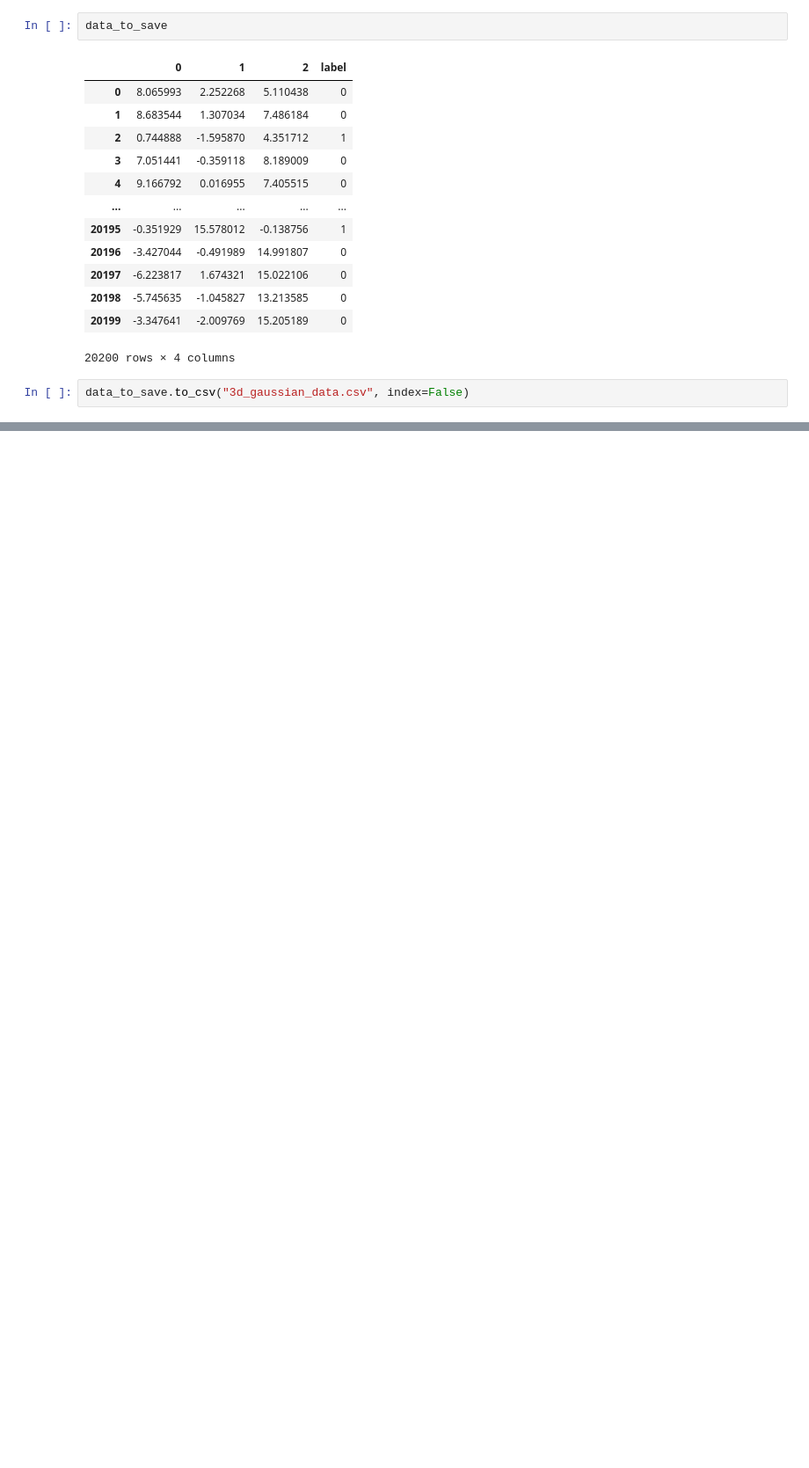
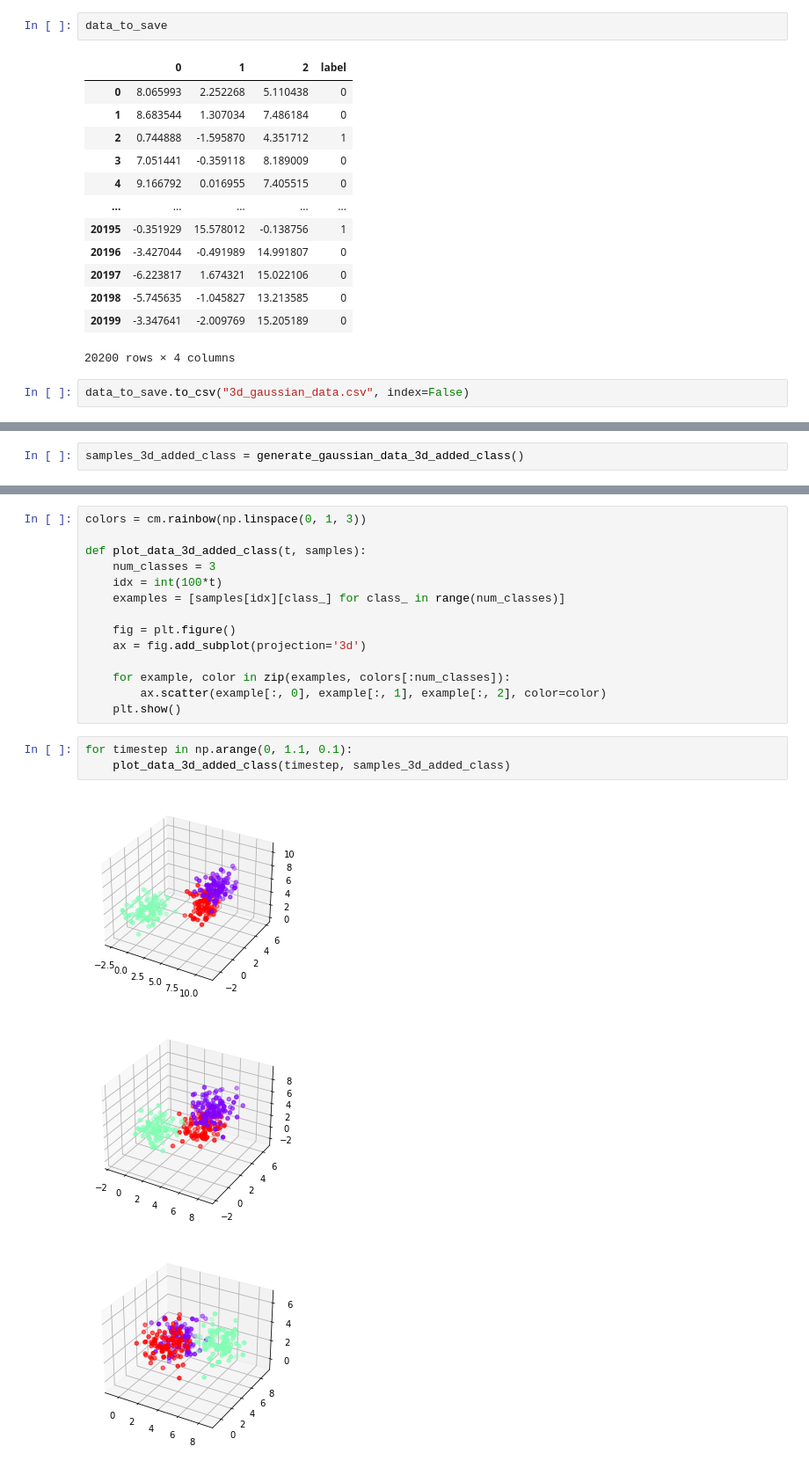
Before and after one commit to JuliaMaria/AIMasterThesis, a Jupyter notebook: Datasets.ipynb, the cells around one changed output, grey strips where cells are left out. Shown at 88% size. Saved outputs shown, nothing was run; the diff lists cells and outputs as text; blank space fills up the shorter version.

```diff
--- a/Datasets.ipynb
+++ b/Datasets.ipynb
@@ -293,0 +336,2 @@ data_to_save.to_csv("3d_gaussian_data.csv", index=False)
+# %%
+samples_3d_added_class = generate_gaussian_data_3d_added_class()
@@ -293,0 +362,21 @@ data_to_save.to_csv("3d_gaussian_data.csv", index=False)
+# %%
+colors = cm.rainbow(np.linspace(0, 1, 3))
+
+def plot_data_3d_added_class(t, samples):
+    num_classes = 3
+    idx = int(100*t)
+    examples = [samples[idx][class_] for class_ in range(num_classes)]
+
+    fig = plt.figure()
+    ax = fig.add_subplot(projection='3d')
+
+    for example, color in zip(examples, colors[:num_classes]):
+        ax.scatter(example[:, 0], example[:, 1], example[:, 2], color=color)
+    plt.show()
+# %%
+for timestep in np.arange(0, 1.1, 0.1):
+    plot_data_3d_added_class(timestep, samples_3d_added_class)
+# %% [output]
+[figure, added]
+[figure, added]
+[figure, added]
```
Also changed, not shown: parts of 9 cells of this notebook, 1 other file.
